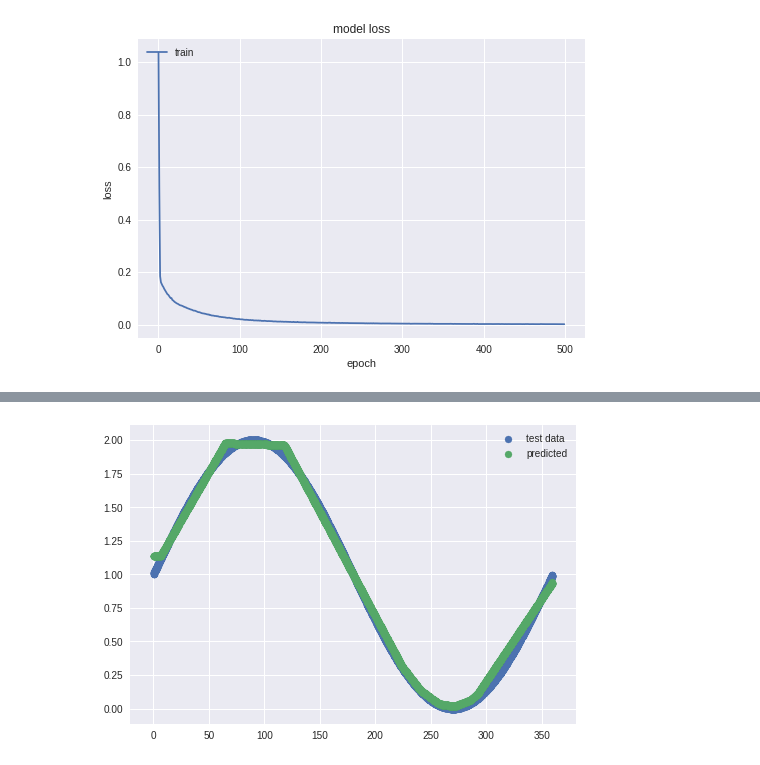
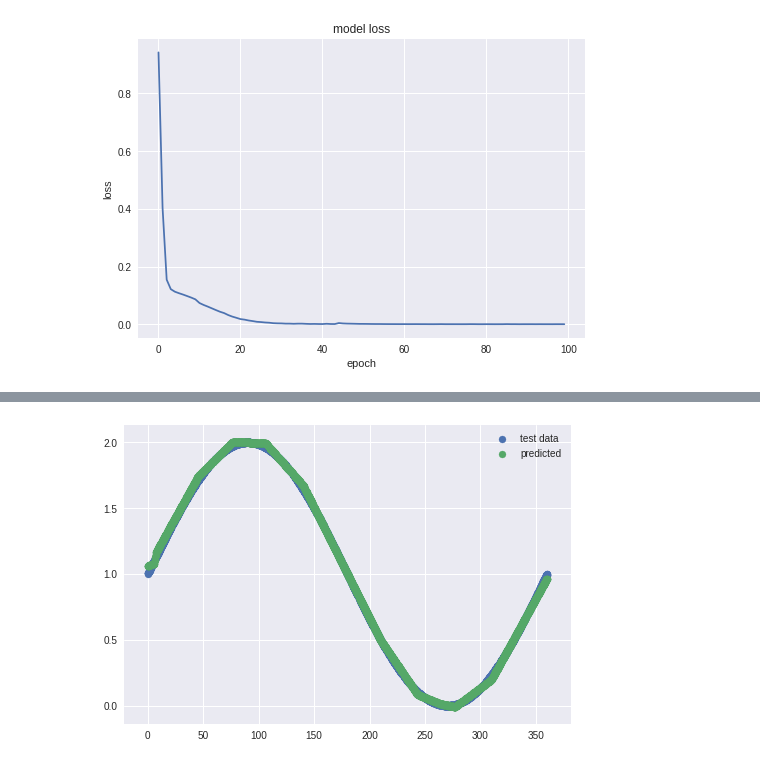
Before and after one commit to movvas/mlexperiments, a Jupyter notebook: Regression_Network.ipynb, the cells around one changed output, grey strips where cells are left out. Drawn from its saved outputs; the diff is of its cells as text; code cells hidden in the pictures.

```diff
--- a/Regression_Network.ipynb
+++ b/Regression_Network.ipynb
@@ -14,16 +14,16 @@ y =  1+np.sin(np.deg2rad(x))
 model = Sequential()
 model.add(Dense(4, input_shape=(1,), kernel_initializer='uniform', activation='relu'))
 model.add(Dense(60,kernel_initializer='uniform', activation='relu'))
-model.add(Dense(1, kernel_initializer='uniform', activation='linear'))
+## CHANGING THE ACTIVATION TO ANYTHING OTHER THAN linear CAUSES THE MODEL TO NOT CONVERGE; WHY?
+model.add(Dense(1, kernel_initializer='he_uniform', activation='linear'))
 model.compile(loss='mse', optimizer='adam')
 
-history = model.fit(x,y, epochs=500, batch_size=32, verbose=0)
+history = model.fit(x,y, epochs=100, batch_size=32, verbose=0)
 
 plt.plot(history.history['loss'])
 plt.title('model loss')
 plt.ylabel('loss')
 plt.xlabel('epoch')
-plt.legend(['train'], loc='upper left')
 plt.show()
 # print model.summary()
 loss_and_metrics = model.evaluate(x, y)
@@ -36,4 +36,4 @@ plt.scatter(x, y1,label="predicted")
 plt.legend()
 plt.show()
 # %% [output]
-[figure, old version]
+[figure, new version]
@@ -42 +42 @@ plt.show()
-[figure, old version]
+[figure, new version]
```
Also changed, not shown: parts of 1 cell of this notebook.
